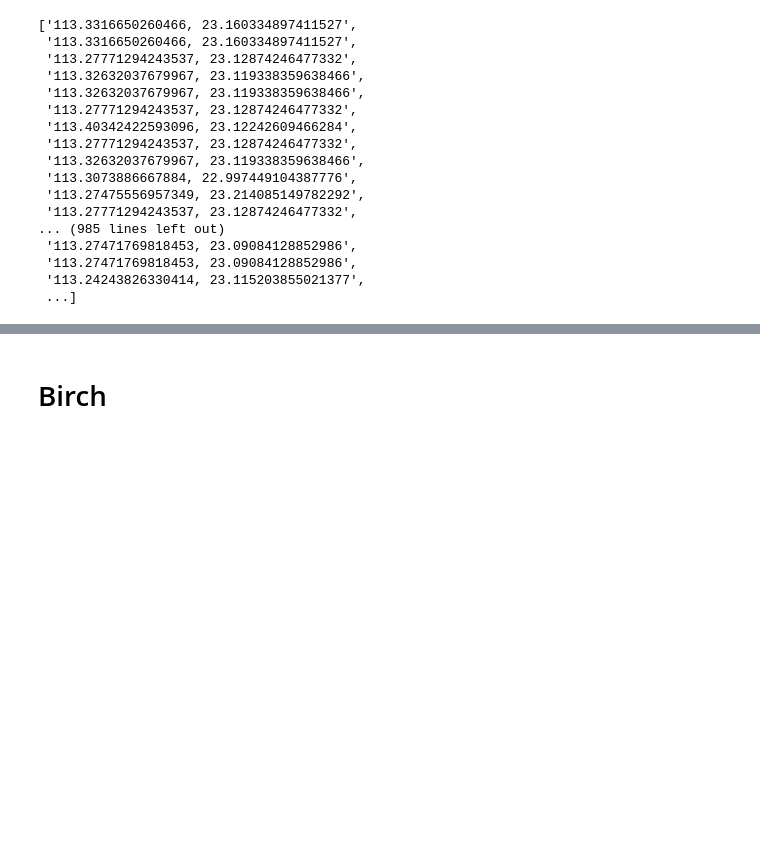
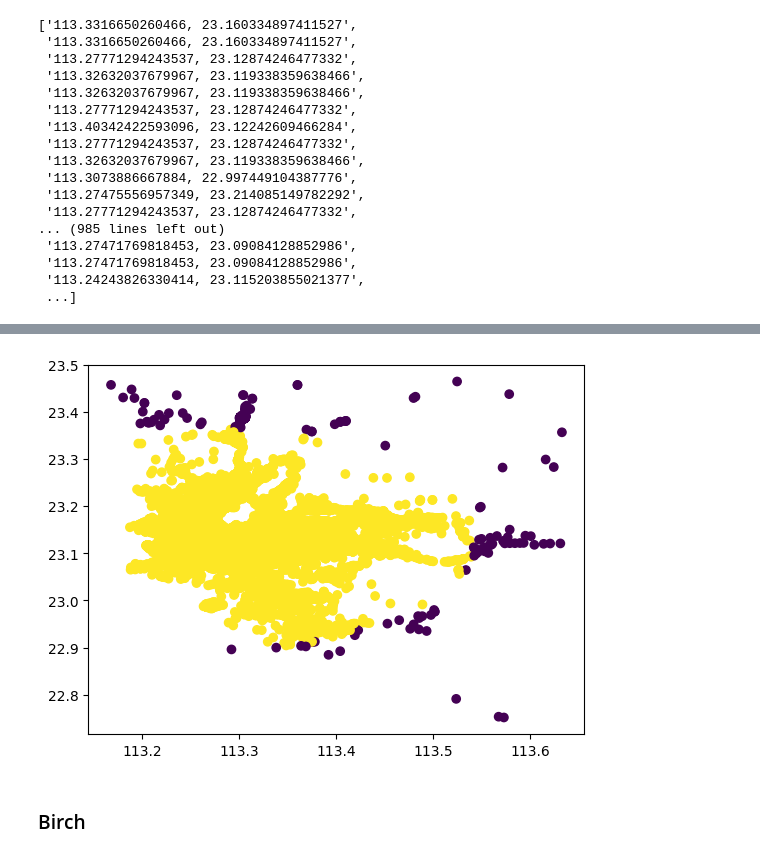
Before and after one commit to kristina100/BigDataAnalysisSystemforCabs, a Jupyter notebook: Algorithm/Demand_Areas_and_Passenger_HotSpots/Demand_Areas_and_Passenger_HotSpots.ipynb, the cells around one changed output, grey strips where cells are left out. Cells and saved outputs as stored; diff of their text form; code cells hidden in the pictures; blank space fills up the shorter version.

```diff
--- a/Algorithm/Demand_Areas_and_Passenger_HotSpots/Demand_Areas_and_Passenger_HotSpots.ipynb
+++ b/Algorithm/Demand_Areas_and_Passenger_HotSpots/Demand_Areas_and_Passenger_HotSpots.ipynb
@@ -417,3 +494,18 @@ plt.show()
+# %%
+O_data_week = df_data_week.copy(deep=True)
+list_O_data_week = list(O_data_week.values)
+# %%
+from sklearn.cluster import OPTICS
+
+optics = OPTICS(min_samples=10000, max_eps=0.1, eps=0.1, cluster_method='dbscan').fit(list_O_data_week[:100000])
+# %%
+import matplotlib.pyplot as plt
+import numpy as np
+
+plt.scatter(np.array(list_O_data_week[:100000])[:, 0], np.array(list_O_data_week[:100000])[:, 1], c=optics.labels_)
+plt.show()
+# %% [output]
+[figure, added]
 # %% [markdown]
-# Birch
+### Birch
 # %%
```
Also changed, not shown: parts of 75 cells of this notebook, 1 other file.
